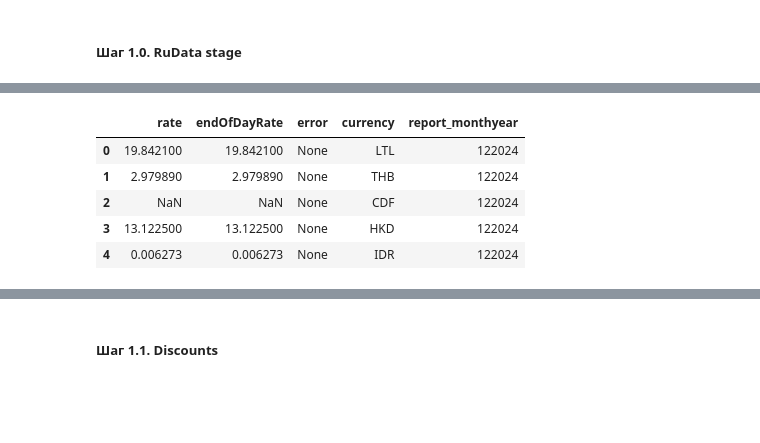
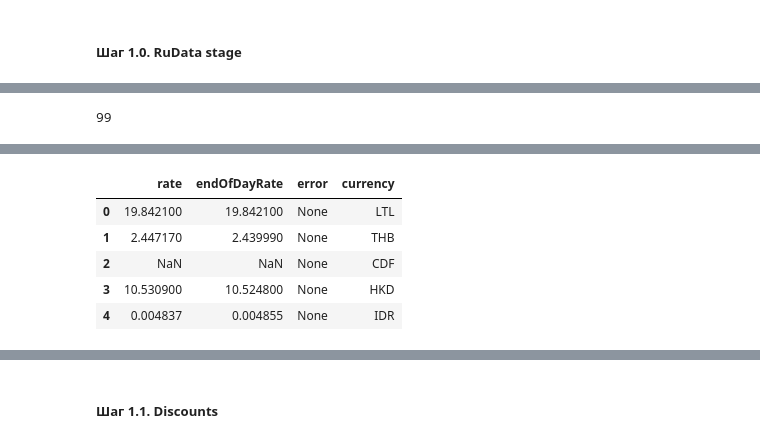
Before and after one commit to alexkobz/insurance, a Jupyter notebook: prices.ipynb, the cells around one changed output, grey strips where cells are left out. Drawn from its saved outputs; the diff is of its cells as text; code cells hidden in the pictures; blank space fills up the shorter version.

```diff
--- a/prices.ipynb
+++ b/prices.ipynb
@@ -151,3 +153,11 @@ Wall time: 52.2 ms
+# %%
+EndOfDay.to_sql(
+                name='EndOfDay',
+                con=RuDataDF.engine,
+                if_exists='append',
+                index=False)
+# %% [output]
+99
 # %%
 %%time
 import aiohttp
@@ -156,35 +166,35 @@ from typing import List, Union, Optional, Dict, Any
 from rudata import DocsAPI
 from time import sleep
 
-# currencies = (
-#     pd.read_sql(
-#         """
-#         SELECT DISTINCT currency
-#         FROM currencies
-#         """
-#         , RuDataDF.engine
-#     )['currency']
-#     .to_list()
-# )
-# key = "CurrencyRate"
-# url: str = getattr(DocsAPI, key).url
-# payload: Dict[str, Any] = getattr(DocsAPI, key)().payload()
-# currencies_rudata = []
-# for currency in currencies:
-#     payload["from"] = currency
-#     ans = requests.post(url, json={'from': currency, 'to': 'RUB', 'date': REPORT_DATE_STR}, headers=RuDataRequest.headers)
-#     result: dict = ans.json()
-#     result["currency"] = currency
-#     currencies_rudata.append(result)
-#     sleep(1)
-# CurrencyRate = pd.DataFrame(currencies_rudata)
-CurrencyRate: pd.DataFrame = pd.read_sql(
-                    f"""
-                    SELECT *
-                    FROM "CurrencyRate"
-                    where report_monthyear = '{RuDataDF.report_monthyear}'
-                    """
-                    , RuDataDF.engine
-                )
+currencies = (
+    pd.read_sql(
+        """
+        SELECT DISTINCT currency
+        FROM currencies
+        """
+        , RuDataDF.engine
+    )['currency']
+    .to_list()
+)
+key = "CurrencyRate"
+url: str = getattr(DocsAPI, key).url
+payload: Dict[str, Any] = getattr(DocsAPI, key)().payload()
+currencies_rudata = []
+for currency in currencies:
+    payload["from"] = currency
+    ans = requests.post(url, json={'from': currency, 'to': 'RUB', 'date': REPORT_DATE_STR}, headers=RuDataRequest.headers)
+    result: dict = ans.json()
+    result["currency"] = currency
+    currencies_rudata.append(result)
+    sleep(1)
+CurrencyRate = pd.DataFrame(currencies_rudata)
+# CurrencyRate: pd.DataFrame = pd.read_sql(
+#                     f"""
+#                     SELECT *
+#                     FROM "CurrencyRate"
+#                     where report_monthyear = '{RuDataDF.report_monthyear}'
+#                     """
+#                     , RuDataDF.engine
+#                 )
 CurrencyRate.head()
 # %% [output]
@@ -193,6 +203,6 @@ Wall time: 5.84 ms
-|  | rate | endOfDayRate | error | currency | report_monthyear |
-| 0 | 19.842100 | 19.842100 | None | LTL | 122024 |
-| 1 | 2.979890 | 2.979890 | None | THB | 122024 |
-| 2 | NaN | NaN | None | CDF | 122024 |
-| 3 | 13.122500 | 13.122500 | None | HKD | 122024 |
-| 4 | 0.006273 | 0.006273 | None | IDR | 122024 |
+|  | rate | endOfDayRate | error | currency |
+| 0 | 19.842100 | 19.842100 | None | LTL |
+| 1 | 2.447170 | 2.439990 | None | THB |
+| 2 | NaN | NaN | None | CDF |
+| 3 | 10.530900 | 10.524800 | None | HKD |
+| 4 | 0.004837 | 0.004855 | None | IDR |
```
Also changed, not shown: parts of 23 cells of this notebook, 2 other files.
